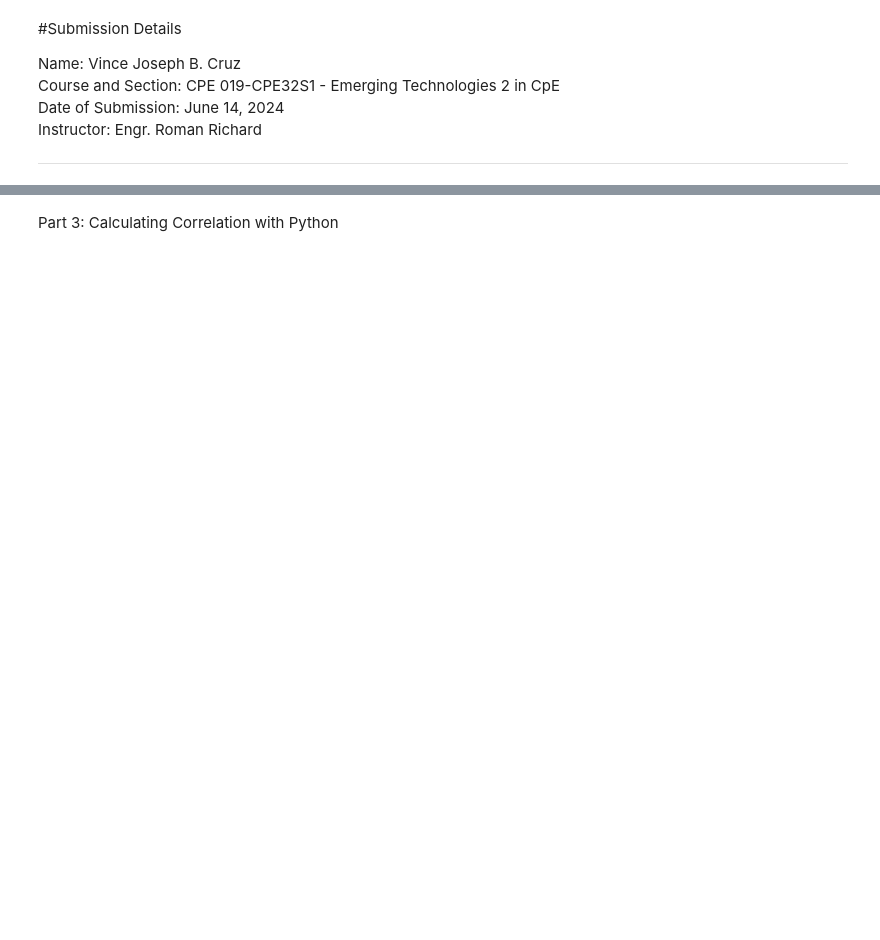
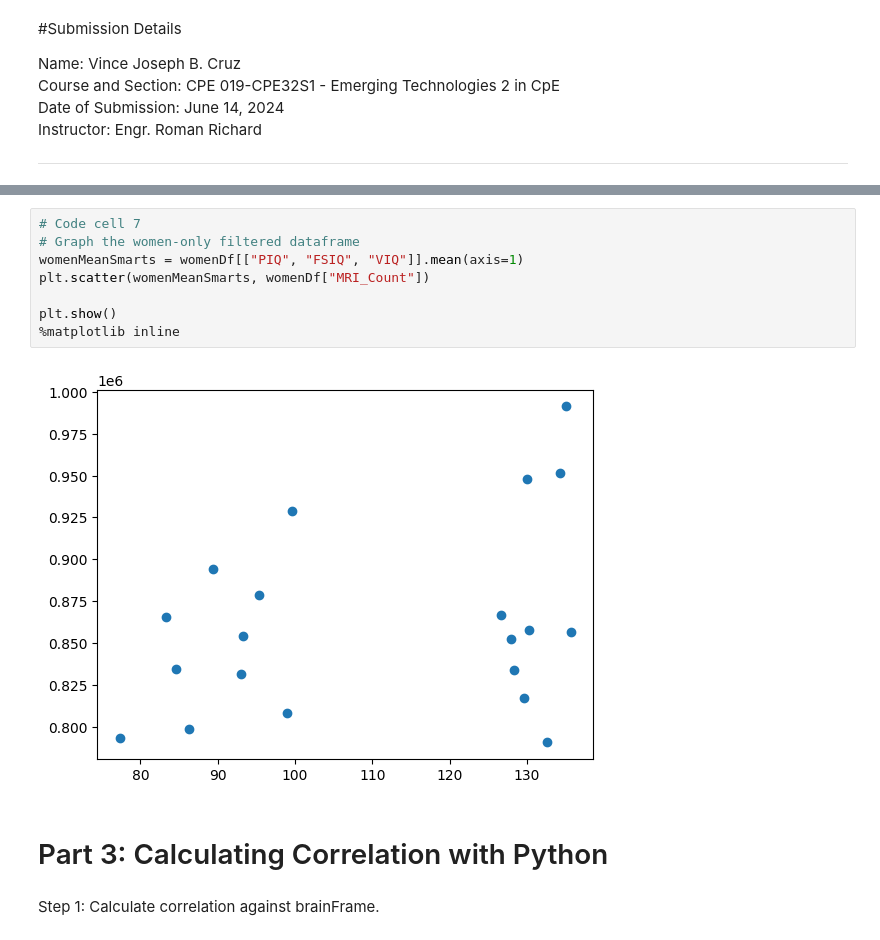
Before and after one commit to vncecruz/Emptech-2, a Jupyter notebook: Cruz_Hands_on_Activity_3_1_Data_Analysis.ipynb, the cells around one changed output, grey strips where cells are left out. Cells and saved outputs as stored; diff of their text form; blank space fills up the shorter version.

```diff
--- a/Cruz_Hands_on_Activity_3_1_Data_Analysis.ipynb
+++ b/Cruz_Hands_on_Activity_3_1_Data_Analysis.ipynb
@@ -16,2 +75,14 @@ Part 2: Scatterplot Graphs and Correlatable Variables
+# %%
+# Code cell 7
+# Graph the women-only filtered dataframe
+womenMeanSmarts = womenDf[["PIQ", "FSIQ", "VIQ"]].mean(axis=1)
+plt.scatter(womenMeanSmarts, womenDf["MRI_Count"])
+
+plt.show()
+%matplotlib inline
+# %% [output]
+[figure, added]
 # %% [markdown]
-Part 3: Calculating Correlation with Python
+# Part 3: Calculating Correlation with Python
+# %% [markdown]
+Step 1: Calculate correlation against brainFrame.
```
Also changed, not shown: parts of 35 cells of this notebook.
